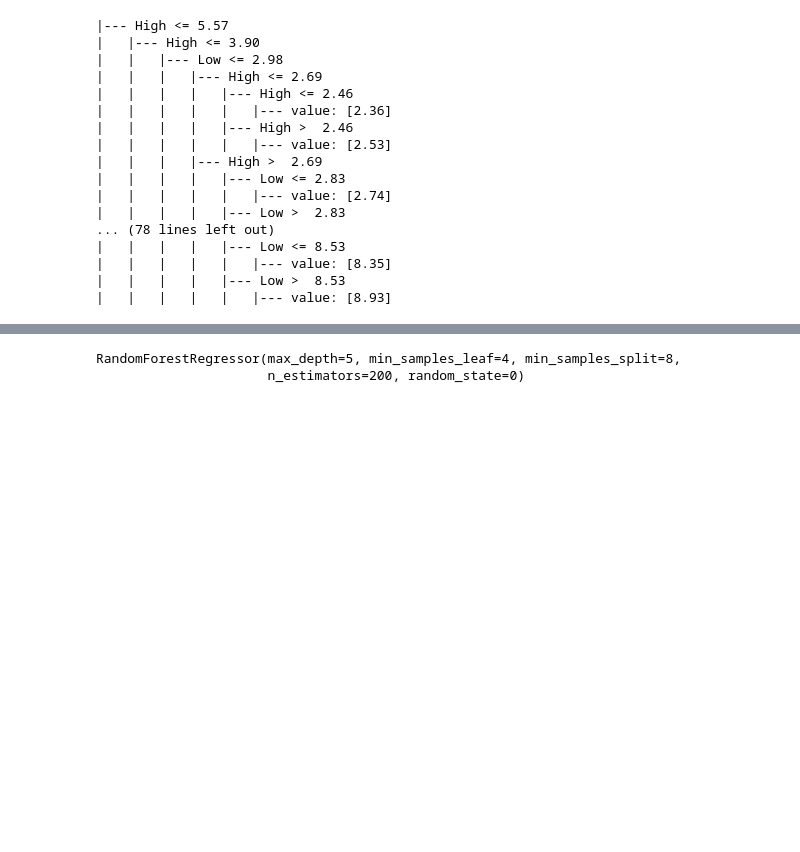
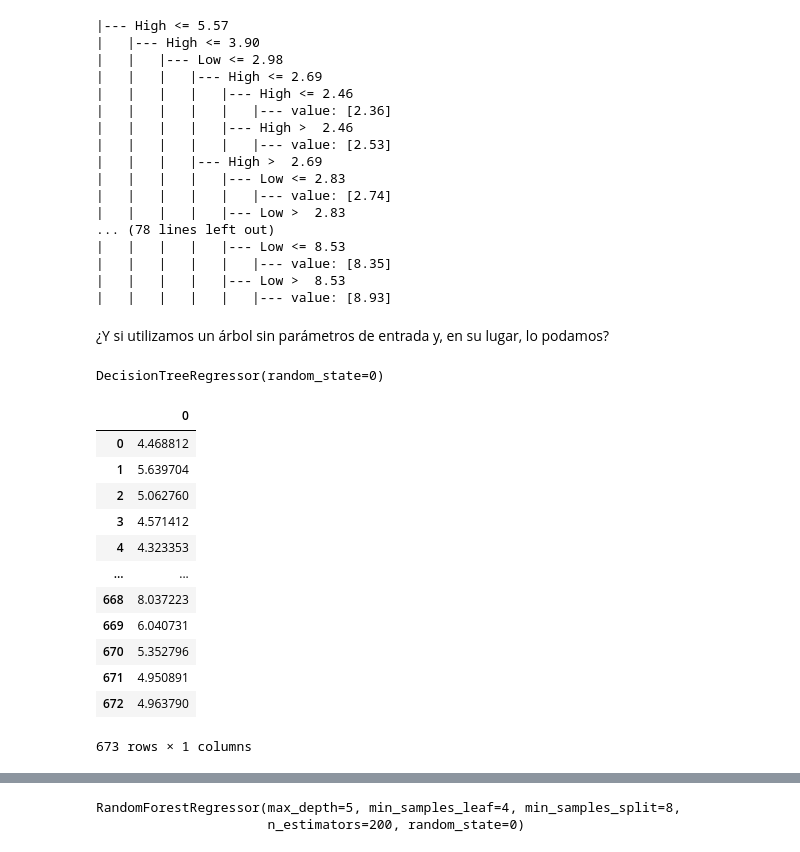
Before and after one commit to JTGlez/DataMining, a Jupyter notebook: Prácticas/P10-11/CRLS-TGJL-Practica12.ipynb, the cells around one changed output, grey strips where cells are left out. Drawn from its saved outputs; the diff is of its cells as text; code cells hidden in the pictures; blank space fills up the shorter version.

```diff
--- a/Prácticas/P10-11/CRLS-TGJL-Practica12.ipynb
+++ b/Prácticas/P10-11/CRLS-TGJL-Practica12.ipynb
@@ -282,3 +282,27 @@ print(Reporte)
 |   |   |   |   |   |--- value: [8.35]
 |   |   |   |   |--- Low >  8.53
 |   |   |   |   |   |--- value: [8.93]
+# %% [markdown]
+¿Y si utilizamos un árbol sin parámetros de entrada y, en su lugar, lo podamos?
+# %%
+PronosticoADP = DecisionTreeRegressor(random_state=0)
+PronosticoADP.fit(X_train, Y_train)
+# %% [output]
+DecisionTreeRegressor(random_state=0)
+# %%
+Y_PronosticoP = PronosticoADP.predict(X_test)
+pd.DataFrame(Y_PronosticoP)
+# %% [output]
+|  | 0 |
+| 0 | 4.468812 |
+| 1 | 5.639704 |
+| 2 | 5.062760 |
+| 3 | 4.571412 |
+| 4 | 4.323353 |
+| ... | ... |
+| 668 | 8.037223 |
+| 669 | 6.040731 |
+| 670 | 5.352796 |
+| 671 | 4.950891 |
+| 672 | 4.963790 |
+673 rows × 1 columns
```
Also changed, not shown: parts of 25 cells of this notebook.
